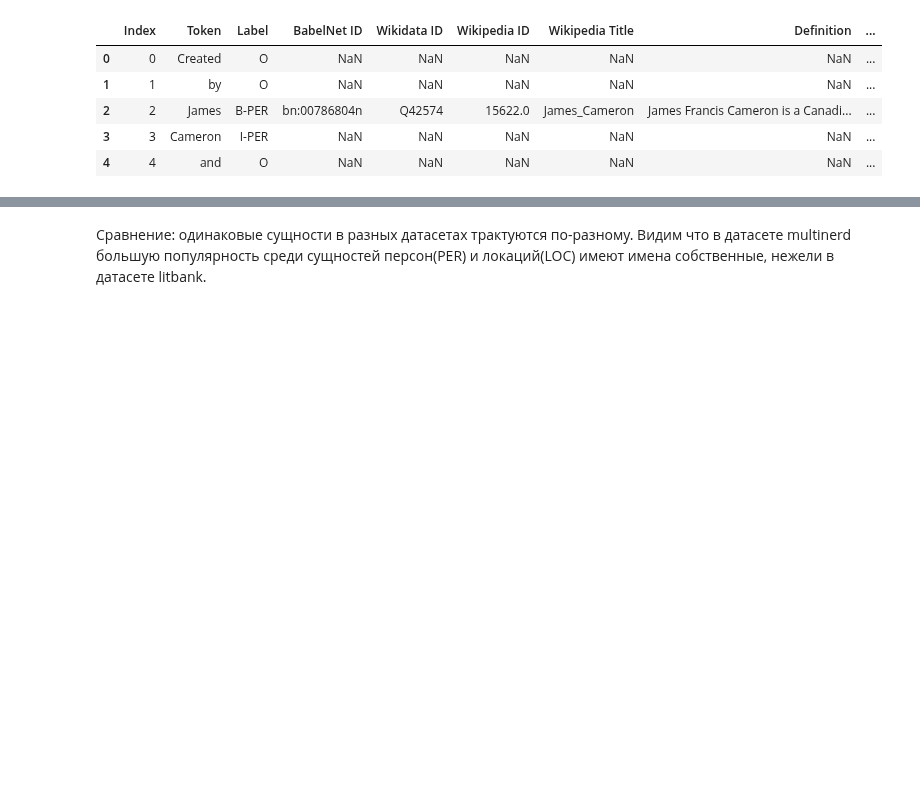
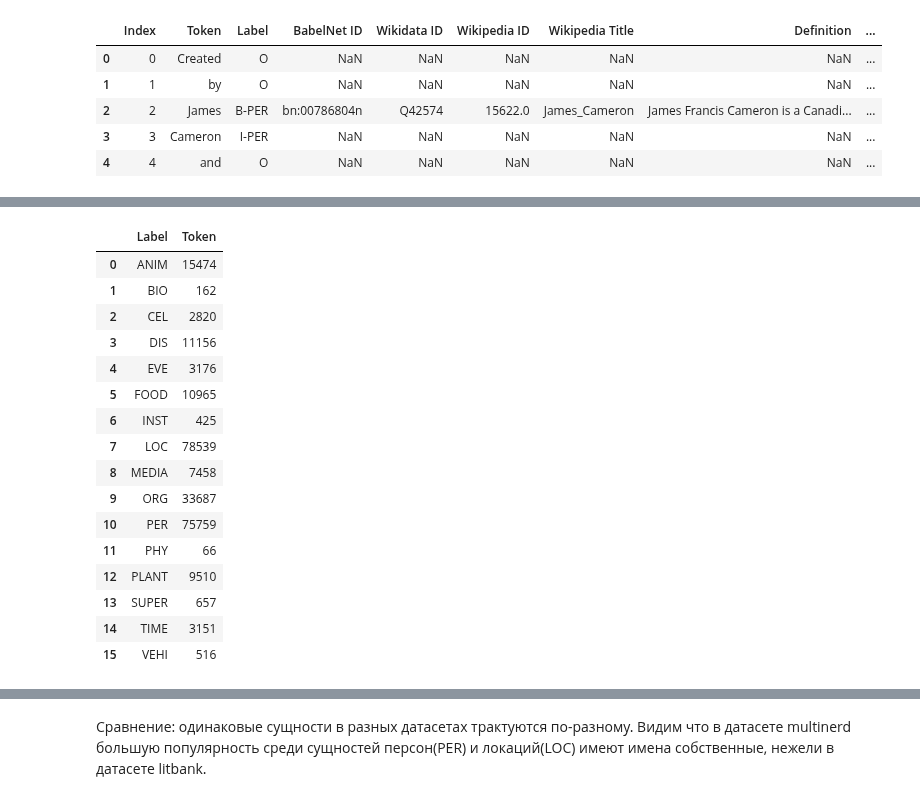
Before and after one commit to potroshitelshuk/NLP-2022, a Jupyter notebook: hw2-2022.ipynb, the cells around one changed output, grey strips where cells are left out. Drawn from its saved outputs; the diff is of its cells as text; code cells hidden in the pictures; blank space fills up the shorter version.

Commit message:
added analyze for multinerd dataset

```diff
--- a/hw2-2022.ipynb
+++ b/hw2-2022.ipynb
@@ -221,6 +204,0 @@ multinerd_data.head(10)
-# %%
-all_labels = list(multinerd_data["Label"])
-cnt = Counter()
-for label in all_labels:
-    cnt[label] += 1
-cnt
@@ -246,0 +214,3 @@ multinerd_entities_names = cnt.keys()
+# %%
+df = multinerd_data[["Token", "Label"]][multinerd_data[["Token", "Label"]]["Label"] != "O"]
+df
@@ -246,0 +240,25 @@ multinerd_entities_names = cnt.keys()
+# %%
+from tqdm import tqdm
+ans = pd.DataFrame(columns=["Token", "Label"])
+curr_token = ""
+curr_label = ""
+for index, row in tqdm(df.iterrows(), total=df.shape[0]):
+    label = str(row["Label"])
+    token = str(row["Token"])
+    if label[0] == "B":
+        curr_df = pd.DataFrame({
+            "Token": [curr_token],
+            "Label": [curr_label]
+        })
+        ans = pd.concat([ans,curr_df], ignore_index = True)
+        curr_token = token
+        curr_label = label[2:]
+    elif label[2:] == curr_label:
+        curr_token = curr_token + " " + token
+    if index == 3568128:
+        curr_df = pd.DataFrame({
+            "Token": [curr_token],
+            "Label": [curr_label]
+        })
+        ans = pd.concat([ans,curr_df], ignore_index = True)
+ans
@@ -246,0 +279,2 @@ multinerd_entities_names = cnt.keys()
+# %%
+ans = ans.iloc[1: , :]
@@ -247,2 +297,20 @@ multinerd_entities_names = cnt.keys()
 # %%
-df = multinerd_data.groupby(['Label', 'Token'])[['Index']].count().reset_index()
+ans.groupby(["Label"]).count().reset_index()
+# %% [output]
+|  | Label | Token |
+| 0 | ANIM | 15474 |
+| 1 | BIO | 162 |
+| 2 | CEL | 2820 |
+| 3 | DIS | 11156 |
+| 4 | EVE | 3176 |
+| 5 | FOOD | 10965 |
+| 6 | INST | 425 |
+| 7 | LOC | 78539 |
+| 8 | MEDIA | 7458 |
+| 9 | ORG | 33687 |
+| 10 | PER | 75759 |
+| 11 | PHY | 66 |
+| 12 | PLANT | 9510 |
+| 13 | SUPER | 657 |
+| 14 | TIME | 3151 |
+| 15 | VEHI | 516 |
```
Also changed, not shown: parts of 19 cells of this notebook.
